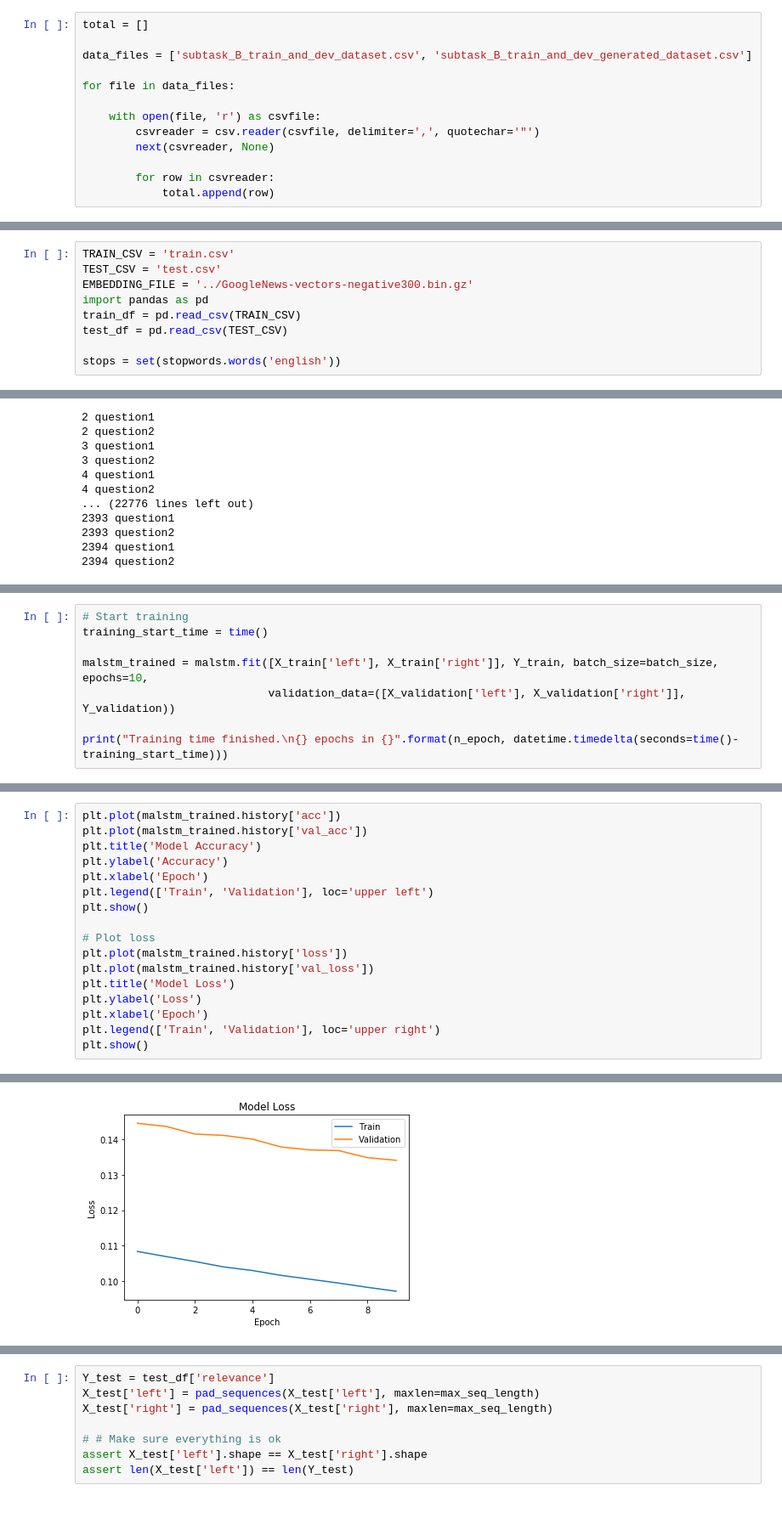
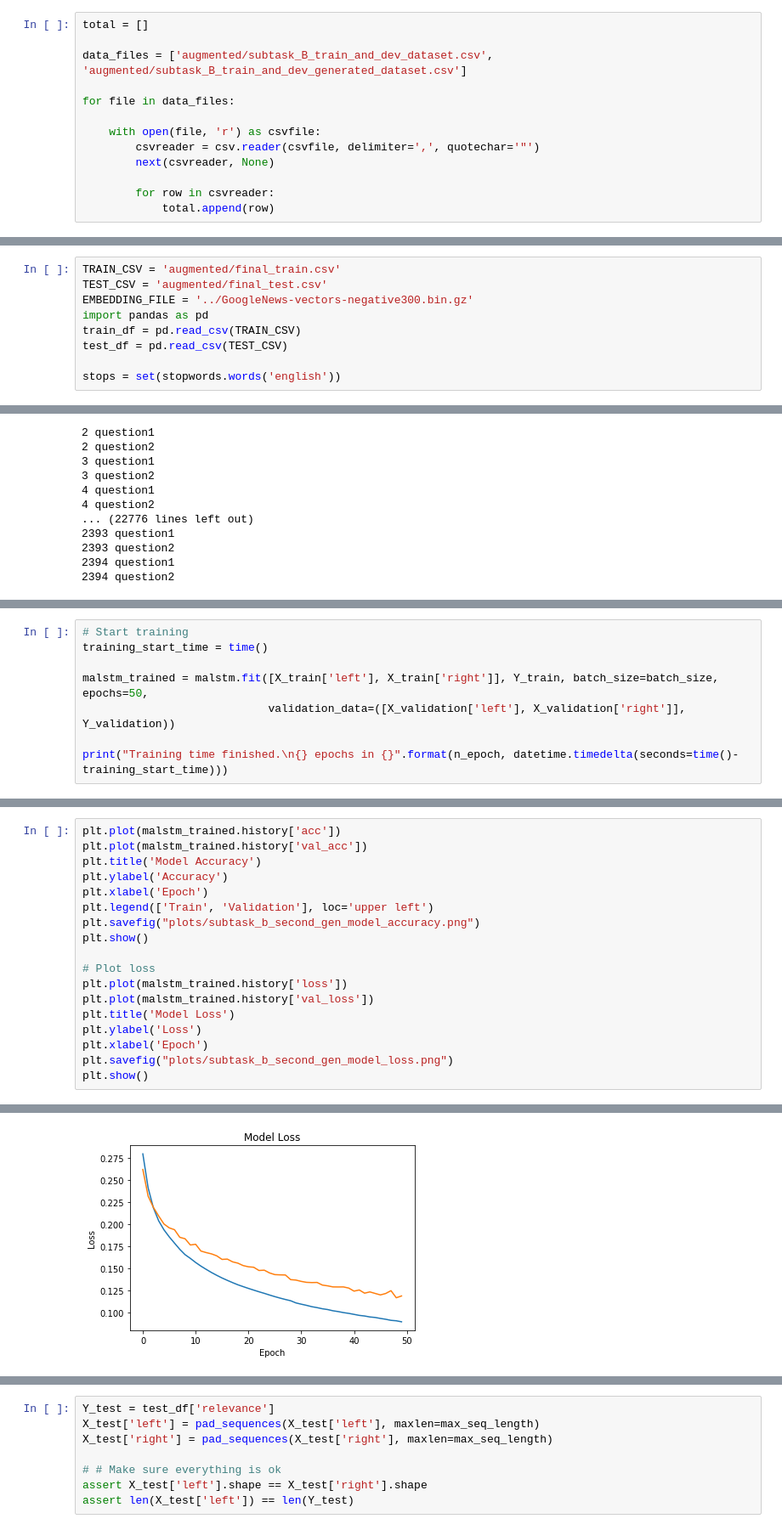
Before and after one commit to Mieloch/cqa-sem-eval, a Jupyter notebook: subtask_B/siamese_network_part2.ipynb, the cells around one changed output, grey strips where cells are left out. Shown: that part at 85% size. Drawn from its saved outputs; the diff is of its cells as text.

Commit message:
Add different different representations of data as well as diagrams and saved trained models

```diff
--- a/subtask_B/siamese_network_part2.ipynb
+++ b/subtask_B/siamese_network_part2.ipynb
@@ -25,7 +25,7 @@ Using TensorFlow backend.
 # %%
 total = []
 
-data_files = ['subtask_B_train_and_dev_dataset.csv', 'subtask_B_train_and_dev_generated_dataset.csv']
+data_files = ['augmented/subtask_B_train_and_dev_dataset.csv', 'augmented/subtask_B_train_and_dev_generated_dataset.csv']
 
 for file in data_files:
 
@@ -66,8 +66,8 @@ with open('test.csv', 'w', newline='') as csvfile:
     for idx, elem in enumerate(updated_total[9000:]):
         writer.writerow([idx, idx*2+1, idx*2+2, elem[2], elem[3], label_to_class(elem[4])])
 # %%
-TRAIN_CSV = 'train.csv'
-TEST_CSV = 'test.csv'
+TRAIN_CSV = 'augmented/final_train.csv'
+TEST_CSV = 'augmented/final_test.csv'
 EMBEDDING_FILE = '../GoogleNews-vectors-negative300.bin.gz'
 import pandas as pd
 train_df = pd.read_csv(TRAIN_CSV)
@@ -284,7 +292,7 @@ malstm.compile(loss='mean_squared_error', optimizer=optimizer, metrics=['accurac
 # Start training
 training_start_time = time()
 
-malstm_trained = malstm.fit([X_train['left'], X_train['right']], Y_train, batch_size=batch_size, epochs=10,
+malstm_trained = malstm.fit([X_train['left'], X_train['right']], Y_train, batch_size=batch_size, epochs=50,
                             validation_data=([X_validation['left'], X_validation['right']], Y_validation))
 
 print("Training time finished.\n{} epochs in {}".format(n_epoch, datetime.timedelta(seconds=time()-training_start_time)))
@@ -313,6 +321,7 @@ plt.title('Model Accuracy')
 plt.ylabel('Accuracy')
 plt.xlabel('Epoch')
 plt.legend(['Train', 'Validation'], loc='upper left')
+plt.savefig("plots/subtask_b_second_gen_model_accuracy.png")
 plt.show()
 
 # Plot loss
@@ -321,6 +330,6 @@ plt.plot(malstm_trained.history['val_loss'])
 plt.title('Model Loss')
 plt.ylabel('Loss')
 plt.xlabel('Epoch')
-plt.legend(['Train', 'Validation'], loc='upper right')
+plt.savefig("plots/subtask_b_second_gen_model_loss.png")
 plt.show()
 # %% [output]
@@ -328 +337 @@ plt.show()
-[figure, old version]
+[figure, new version]
```
Also changed, not shown: parts of 13 cells of this notebook, 24 other files.
